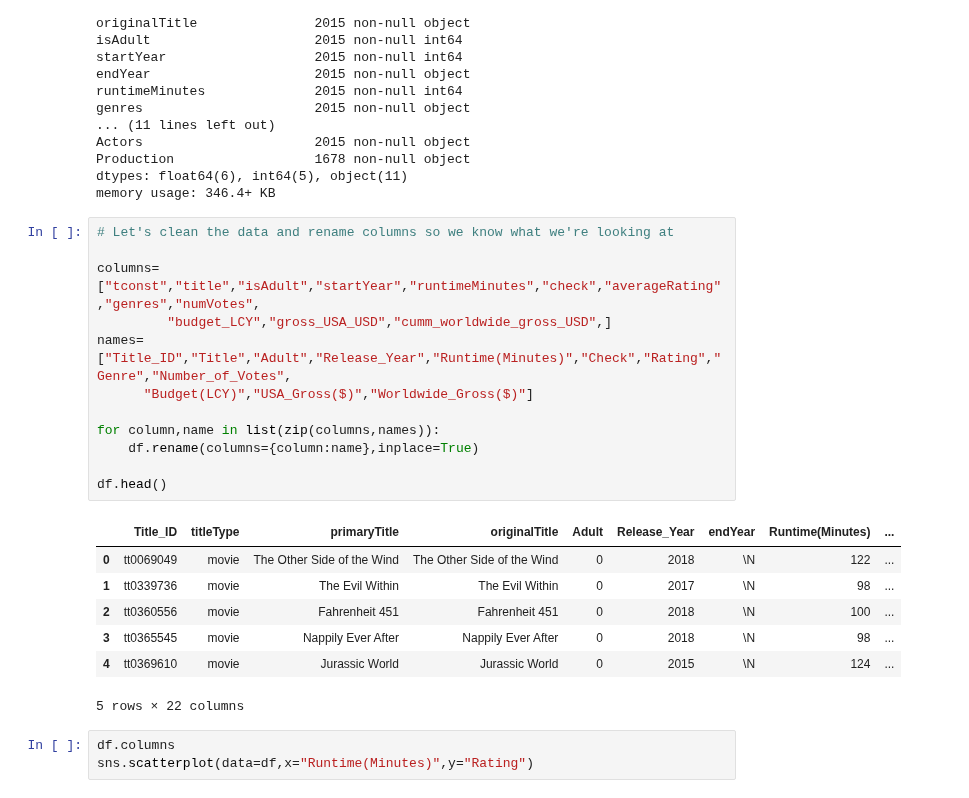
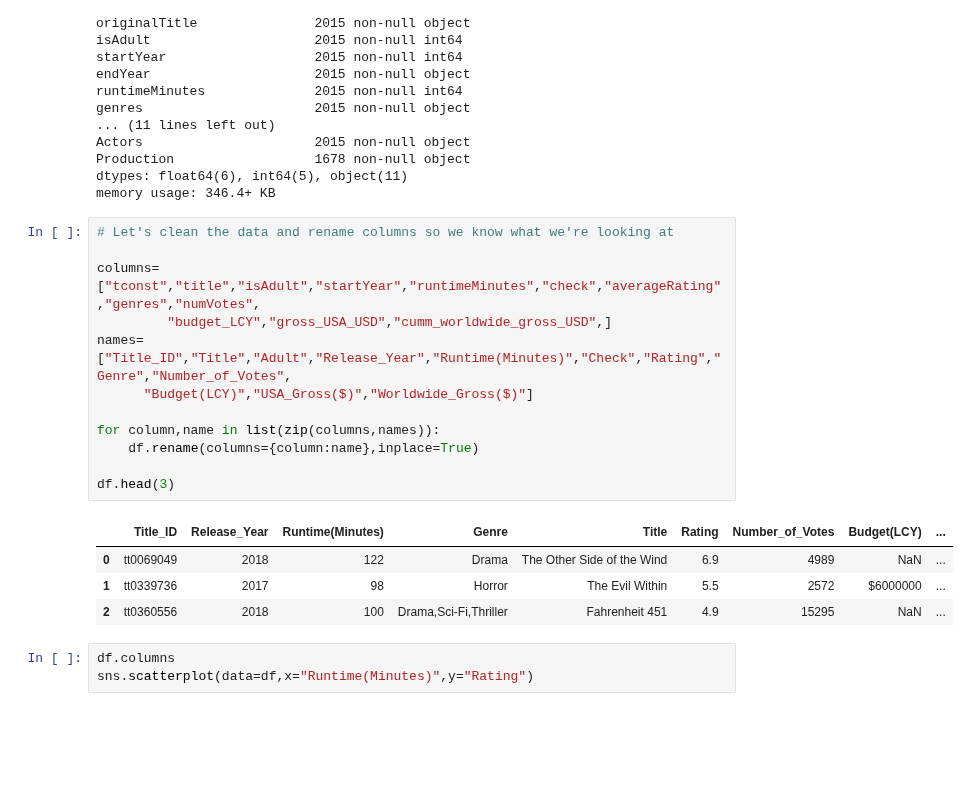
Before and after one commit to Greg-S-12/movies_project3, a Jupyter notebook: Greg_notebook_essential.ipynb, the cells around one changed output. Saved outputs shown, nothing was run; the diff lists cells and outputs as text; blank space fills up the shorter version.

```diff
--- a/Greg_notebook_essential.ipynb
+++ b/Greg_notebook_essential.ipynb
@@ -47,23 +47,20 @@ memory usage: 346.4+ KB
 # %%
 # Let's clean the data and rename columns so we know what we're looking at
 
 columns=["tconst","title","isAdult","startYear","runtimeMinutes","check","averageRating","genres","numVotes",
          "budget_LCY","gross_USA_USD","cumm_worldwide_gross_USD",]
 names=["Title_ID","Title","Adult","Release_Year","Runtime(Minutes)","Check","Rating","Genre","Number_of_Votes",
       "Budget(LCY)","USA_Gross($)","Worldwide_Gross($)"]
 
 for column,name in list(zip(columns,names)):
     df.rename(columns={column:name},inplace=True)
 
-df.head()
+df.head(3)
 # %% [output]
-|  | Title_ID | titleType | primaryTitle | originalTitle | Adult | Release_Year | endYear | Runtime(Minutes) | ... |
-| 0 | tt0069049 | movie | The Other Side of the Wind | The Other Side of the Wind | 0 | 2018 | \N | 122 | ... |
-| 1 | tt0339736 | movie | The Evil Within | The Evil Within | 0 | 2017 | \N | 98 | ... |
-| 2 | tt0360556 | movie | Fahrenheit 451 | Fahrenheit 451 | 0 | 2018 | \N | 100 | ... |
-| 3 | tt0365545 | movie | Nappily Ever After | Nappily Ever After | 0 | 2018 | \N | 98 | ... |
-| 4 | tt0369610 | movie | Jurassic World | Jurassic World | 0 | 2015 | \N | 124 | ... |
+|  | Title_ID | Release_Year | Runtime(Minutes) | Genre | Title | Rating | Number_of_Votes | Budget(LCY) | ... |
+| 0 | tt0069049 | 2018 | 122 | Drama | The Other Side of the Wind | 6.9 | 4989 | NaN | ... |
+| 1 | tt0339736 | 2017 | 98 | Horror | The Evil Within | 5.5 | 2572 | $6000000 | ... |
+| 2 | tt0360556 | 2018 | 100 | Drama,Sci-Fi,Thriller | Fahrenheit 451 | 4.9 | 15295 | NaN | ... |
-5 rows × 22 columns
 # %%
 df.columns
 sns.scatterplot(data=df,x="Runtime(Minutes)",y="Rating")
```
Also changed, not shown: parts of 4 cells of this notebook, 1 other file.
